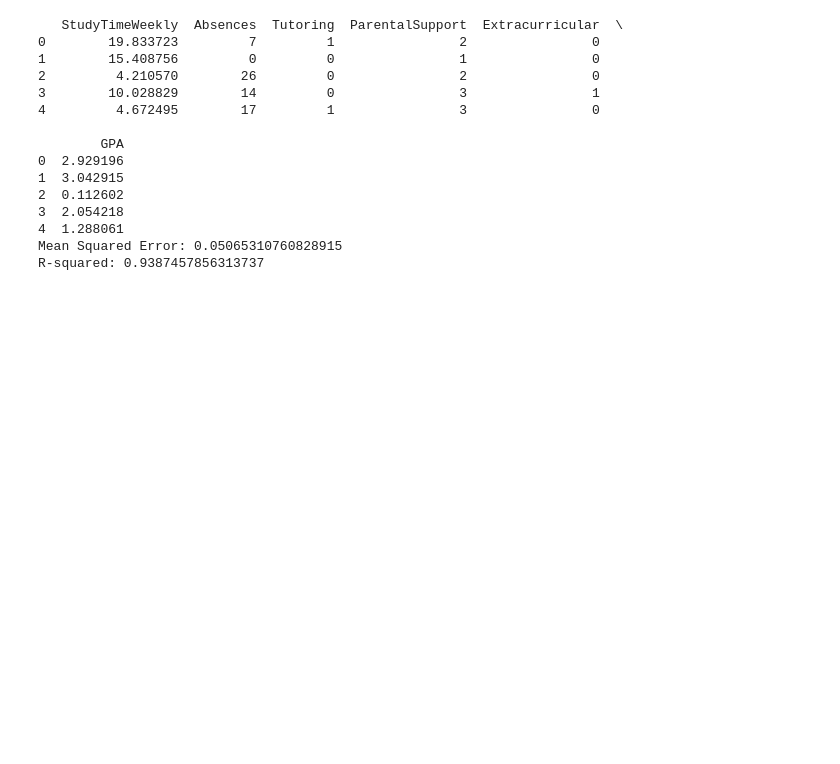
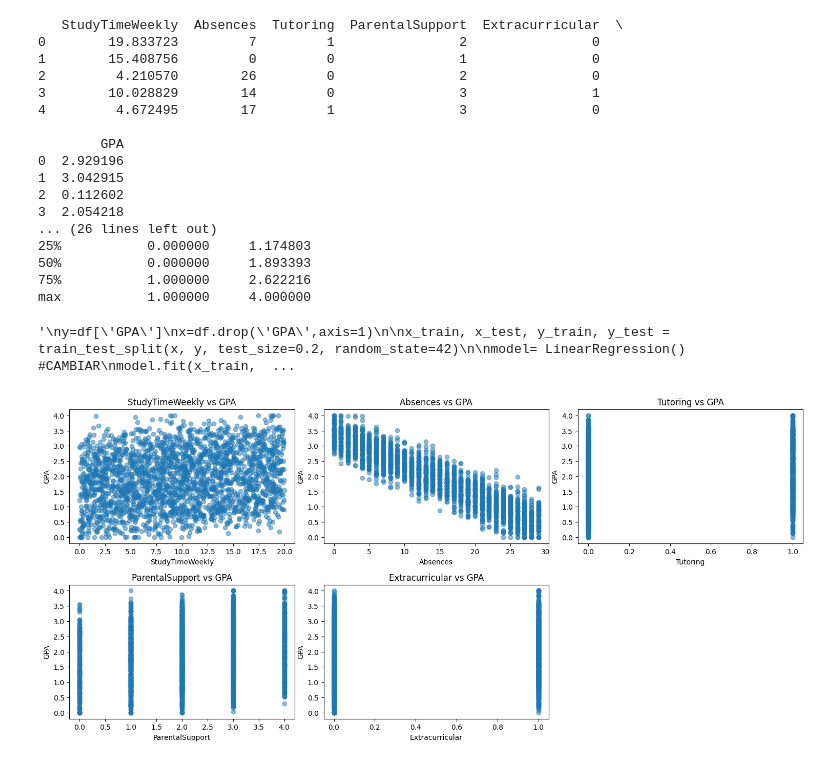
Before and after one commit to Alessa2229/PRACTICA, a Jupyter notebook: modelo1.ipynb, the cells around one changed output. Saved outputs shown, nothing was run; the diff lists cells and outputs as text; code cells hidden in the pictures; blank space fills up the shorter version.

```diff
--- a/modelo1.ipynb
+++ b/modelo1.ipynb
@@ -9,30 +7,22 @@ from sklearn.metrics import mean_squared_error, r2_score
 # %%
-import sklearn
-import pandas as pd
-import numpy as np
-from sklearn.model_selection import train_test_split
-from sklearn.linear_model import LinearRegression
-from sklearn.metrics import mean_squared_error, r2_score
+#import sklearn
+#from sklearn.model_selection import train_test_split
+#from sklearn.linear_model import LinearRegression
+#from sklearn.metrics import mean_squared_error, r2_score
 
+#leer data
 df=pd.read_csv('data.csv')
 df = df.drop(columns=["Age", "StudentID","Gender","Ethnicity","ParentalEducation","Sports","Music","Volunteering","GradeClass"])
 print(df.head())
 
-y=df['GPA']
-x=df.drop('GPA',axis=1)
 
-x_train, x_test, y_train, y_test = train_test_split(x, y, test_size=0.2, random_state=42)
+#Revisión de missing values
+print("Valores nulos por columna:")
+print(df.isnull().sum())
 
-model= LinearRegression()      #CAMBIAR
-model.fit(x_train, y_train)
-
-y_pred = model.predict(x_test)
-
-mse = mean_squared_error(y_test, y_pred)
-r2 = r2_score(y_test, y_pred)
-
-print("Mean Squared Error:", mse)
-print("R-squared:", r2)
+#Estadísticas descriptivas
+print("\nEstadísticas descriptivas:")
+print(df.describe())
 # %% [output]
    StudyTimeWeekly  Absences  Tutoring  ParentalSupport  Extracurricular  \
 0        19.833723         7         1                2                0
@@ -46,6 +36,26 @@ print("R-squared:", r2)
 1  3.042915
 2  0.112602
 3  2.054218
-4  1.288061
-Mean Squared Error: 0.05065310760828915
-R-squared: 0.9387457856313737
+... (26 lines left out)
+25%           0.000000     1.174803
+50%           0.000000     1.893393
+75%           1.000000     2.622216
+max           1.000000     4.000000
+'\ny=df[\'GPA\']\nx=df.drop(\'GPA\',axis=1)\n\nx_train, x_test, y_train, y_test = train_test_split(x, y, test_size=0.2, random_state=42)\n\nmodel= LinearRegression()      #CAMBIAR\nmodel.fit(x_train,  ...
+# %%
+#Visualización de relaciones entre features y target
+target = 'GPA'
+features = df.columns.drop(target)
+
+
+plt.figure(figsize=(15, 10))
+for i, col in enumerate(features):
+    plt.subplot(3, 3, i+1)
+    plt.scatter(df[col], df[target], alpha=0.5)
+    plt.xlabel(col)
+    plt.ylabel(target)
+    plt.title(f'{col} vs {target}')
+plt.tight_layout()
+plt.show()
+# %% [output]
+[figure, added]
```
Also changed, not shown: parts of 6 cells of this notebook, 2 other files.
